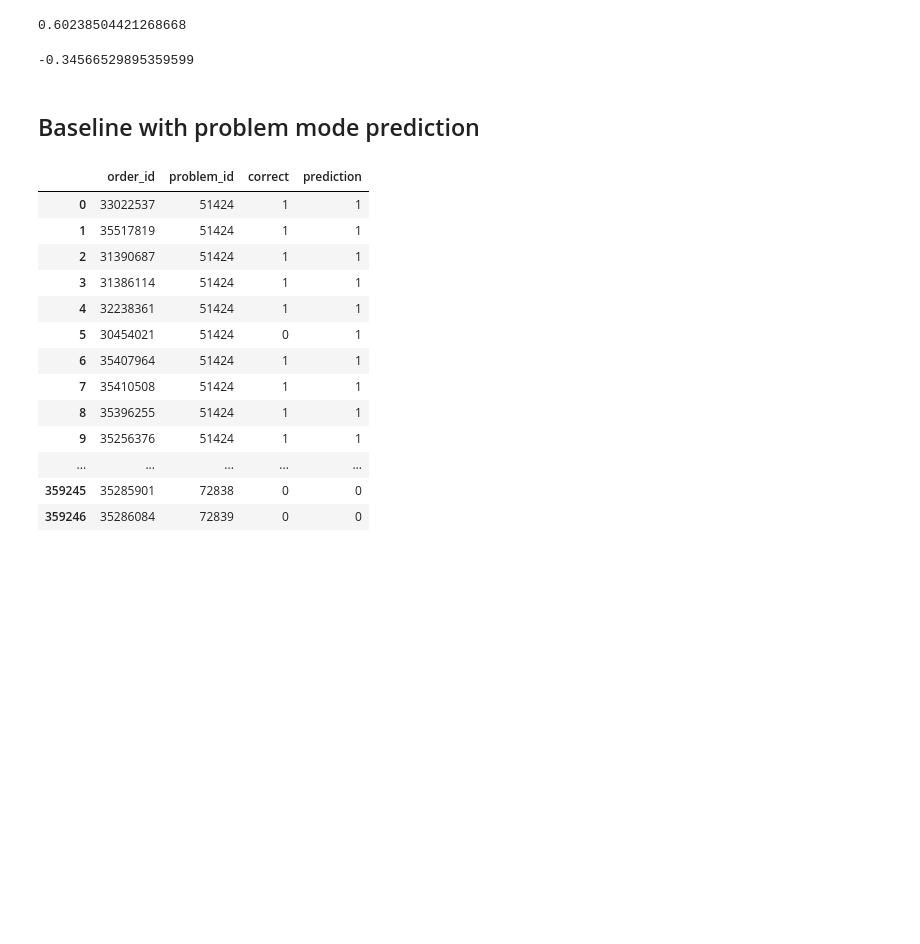
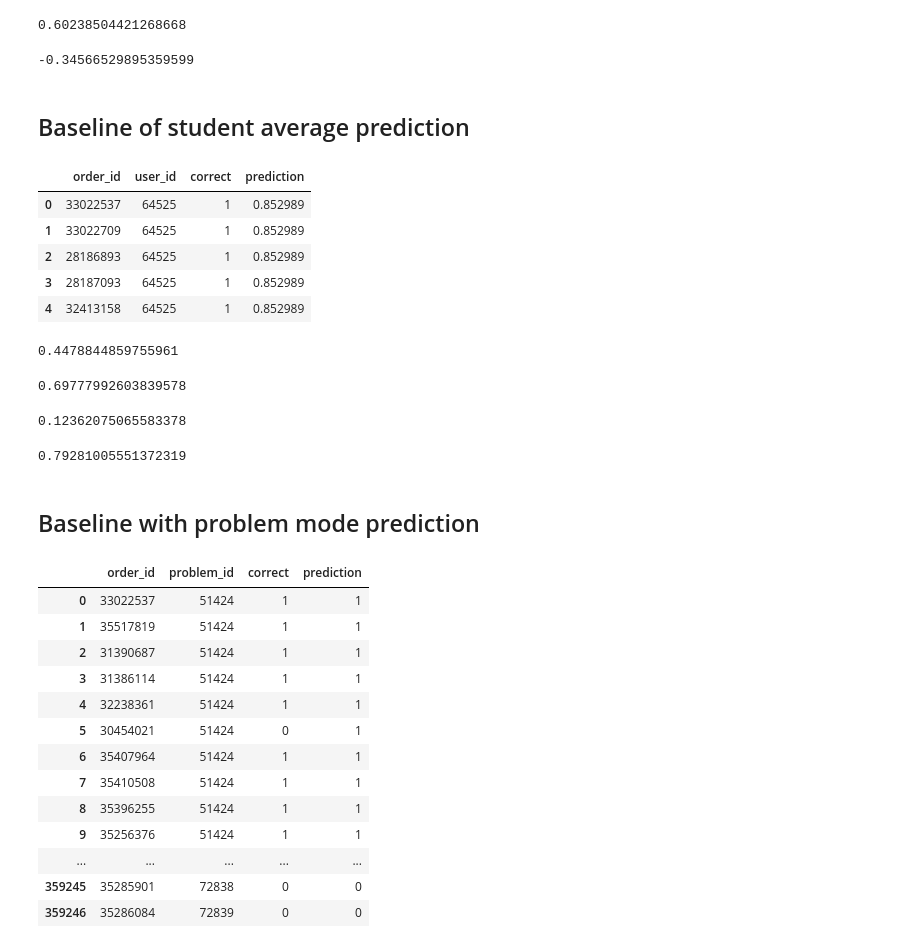
Before and after one commit to mit0110/knowledge_tracing, a Jupyter notebook: notebooks/Assistments 2009 description.ipynb, the cells around one changed output. Cells and saved outputs as stored; diff of their text form; code cells hidden in the pictures; blank space fills up the shorter version.

```diff
--- a/notebooks/Assistments 2009 description.ipynb
+++ b/notebooks/Assistments 2009 description.ipynb
@@ -12,7 +12,7 @@ import pandas
 sns.set_style('white')
 sns.set_palette('colorblind')
 # %%
-DATASET_LOCATION = "../../data/assistments2010/skill_builder_data_corrected.csv"
+DATASET_LOCATION = "/home/mteruel/edm/data/assistments/skill_builder_data_corrected.csv"
 # %%
 dataset = pandas.read_csv(DATASET_LOCATION)
 # %%
@@ -251,6 +266,43 @@ metrics.r2_score(
     prediction_student_mode.correct, prediction_student_mode.prediction.fillna(0).astype(int))
 # %% [output]
 -0.34566529895359599
+# %% [markdown]
+Baseline of student average prediction
+---
+# %%
+student_avg = dataset[['user_id', 'correct']].groupby(by='user_id').apply(pandas.DataFrame.mean)
+student_avg = student_avg.drop('user_id', 1).reset_index().rename(
+    columns={'correct': 'prediction'})
+# %%
+prediction_student_avg = dataset[['order_id', 'user_id', 'correct']].merge(student_avg)
+prediction_student_avg[:5]
+# %% [output]
+|  | order_id | user_id | correct | prediction |
+| 0 | 33022537 | 64525 | 1 | 0.852989 |
+| 1 | 33022709 | 64525 | 1 | 0.852989 |
+| 2 | 28186893 | 64525 | 1 | 0.852989 |
+| 3 | 28187093 | 64525 | 1 | 0.852989 |
+| 4 | 32413158 | 64525 | 1 | 0.852989 |
+# %%
+metrics.mean_squared_error(
+    prediction_student_avg.correct, prediction_student_avg.prediction.fillna(0))**.5
+# %% [output]
+0.4478844859755961
+# %%
+metrics.roc_auc_score(
+    prediction_student_avg.correct, prediction_student_avg.prediction.fillna(0))
+# %% [output]
+0.69777992603839578
+# %%
+metrics.r2_score(
+    prediction_student_avg.correct, prediction_student_avg.prediction.fillna(0))
+# %% [output]
+0.12362075065583378
+# %%
+metrics.average_precision_score(
+    prediction_student_avg.correct, prediction_student_avg.prediction.fillna(0))
+# %% [output]
+0.79281005551372319
 # %% [markdown]
 Baseline with problem mode prediction
 ---
```
Also changed, not shown: parts of 12 cells of this notebook, 4 other files.
